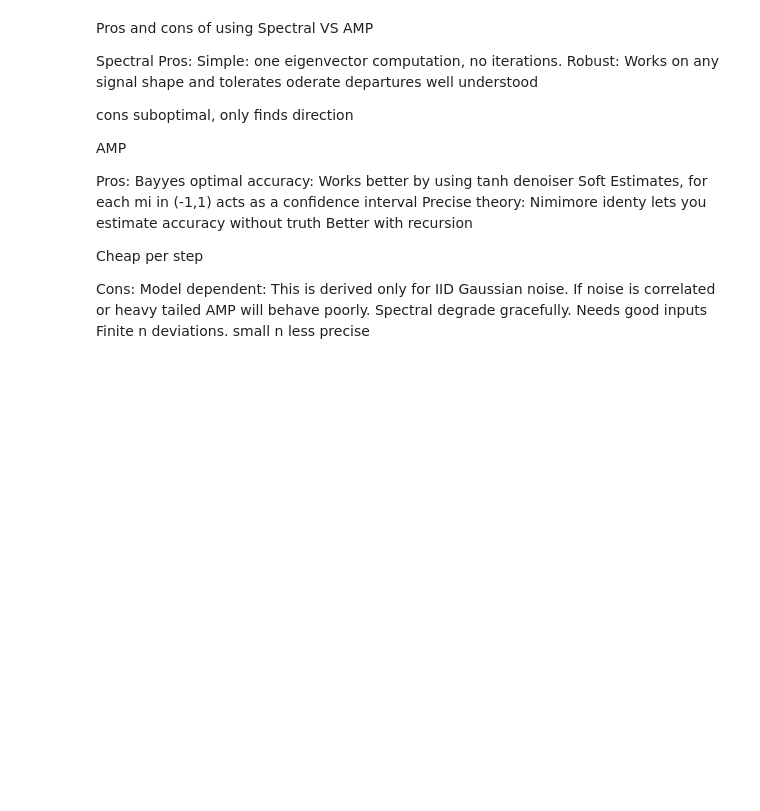
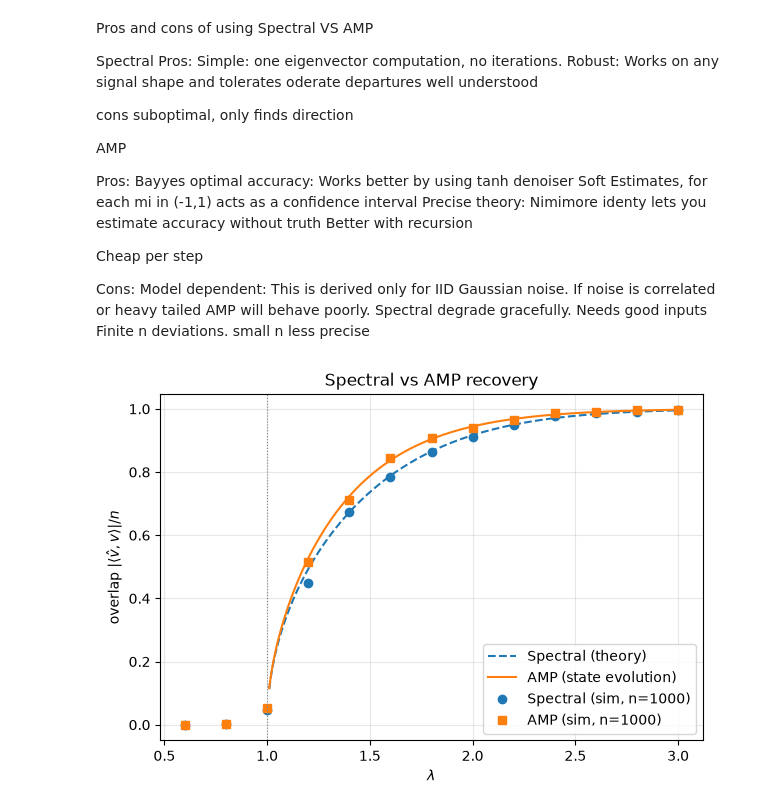
Before and after one commit to VsinkoV/AMP-testing, a Jupyter notebook: amp_testing.ipynb, the cells around one changed output. Saved outputs shown, nothing was run; the diff lists cells and outputs as text; code cells hidden in the pictures; blank space fills up the shorter version.

Commit message:
Add AMP iteration, run_amp and spectral comparison

```diff
--- a/amp_testing.ipynb
+++ b/amp_testing.ipynb
@@ -452,7 +453,7 @@ def iteration_step(lambda_hat, m_prev, m_curr, A):
     m_next = np.tanh(lambda_hat * x_next)          # denoise with the prior
     return m_next
 
-def run_amp(A, T=20):
+def run_amp(A, T=50):
     lambda_hat, rho_hat, m_curr = spectral_init(A)
     m_prev = np.zeros_like(m_curr)
     for t in range(T):
@@ -506,3 +507,46 @@ Cons:
 Model dependent: This is derived only for IID Gaussian noise. If noise is correlated or heavy tailed AMP will behave poorly. Spectral degrade gracefully.
 Needs good inputs
 Finite n deviations. small n less precise
+# %%
+
+def overlap(V_hat, V):
+    return abs(V_hat @ V) / len(V)
+
+def se_fixed_point(lam, T=100, n_mc=200_000, seed=0):
+    G = np.random.default_rng(seed).standard_normal(n_mc)
+    q = 1 - 1 / lam**2
+    for _ in range(T):
+        q = np.mean(np.tanh(lam**2 * q + lam * np.sqrt(q) * G))
+    return q
+
+trials = 5
+lams = np.linspace(0.6, 3.0, 13)
+rng = np.random.default_rng(1)
+spec_ov, amp_ov = [], []
+for lam in lams:
+    s, a = [], []
+    for _ in range(trials):
+        A_l, V_l, _ = sample_model(lam, n, rng)
+        try:
+            _, _, m0_l = spectral_init(A_l)
+            s.append(overlap(np.sign(m0_l), V_l))
+            a.append(overlap(run_amp(A_l), V_l))
+        except ValueError:
+            s.append(0.0); a.append(0.0)
+    spec_ov.append(np.mean(s)); amp_ov.append(np.mean(a))
+
+lam_grid = np.linspace(1.01, 3.0, 200)
+spec_th = 2 * norm.cdf(np.sqrt(lam_grid**2 - 1)) - 1
+amp_th = 2 * norm.cdf(lam_grid * np.sqrt([se_fixed_point(l) for l in lam_grid])) - 1
+
+plt.figure(figsize=(7, 4.5))
+plt.plot(lam_grid, spec_th, "--", color="C0", label="Spectral (theory)")
+plt.plot(lam_grid, amp_th, "-", color="C1", label="AMP (state evolution)")
+plt.plot(lams, spec_ov, "o", color="C0", label=f"Spectral (sim, n={n})")
+plt.plot(lams, amp_ov, "s", color="C1", label=f"AMP (sim, n={n})")
+plt.axvline(1, color="grey", lw=0.8, ls=":")
+plt.xlabel(r"$\lambda$"); plt.ylabel(r"overlap $|\langle \hat v, v\rangle| / n$")
+plt.title("Spectral vs AMP recovery")
+plt.legend(); plt.grid(alpha=0.3); plt.show()
+# %% [output]
+[figure, added]
```
Also changed, not shown: parts of 1 cell of this notebook.
